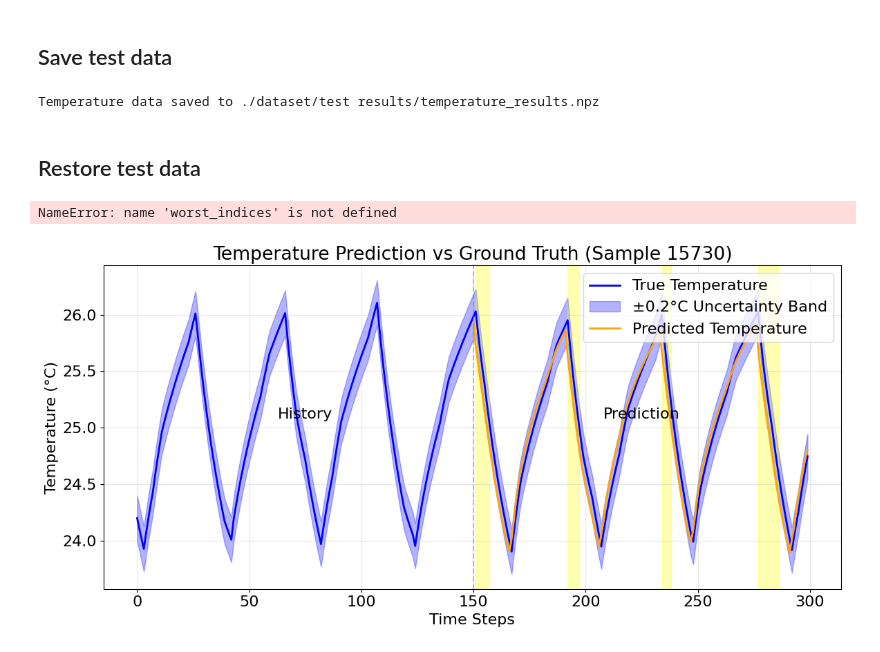
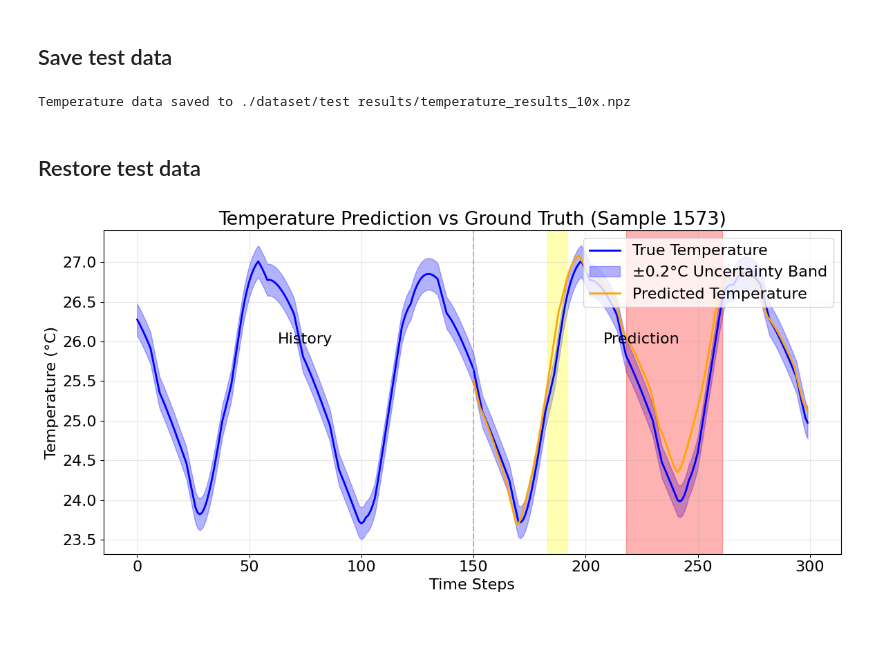
Before and after one commit to Javier-ppp/BML-Deep-Klaman-filter-prediction, a Jupyter notebook: GRU_+_Bayesian_filteringTF2x.ipynb, the cells around one changed output. Cells and saved outputs as stored; diff of their text form; code cells hidden in the pictures.

```diff
--- a/GRU_+_Bayesian_filteringTF2x.ipynb
+++ b/GRU_+_Bayesian_filteringTF2x.ipynb
@@ -2426,23 +2390,19 @@ test_results["metrics"]
 # %% [markdown]
 ## Save test data
 # %%
-export_temperatures(test_results,"./dataset/test results/temperature_results.npz")
+export_temperatures(test_results,"./dataset/test results/temperature_results_10x.npz")
 # %% [output]
-Temperature data saved to ./dataset/test results/temperature_results.npz
+Temperature data saved to ./dataset/test results/temperature_results_10x.npz
 # %% [markdown]
 ## Restore test data
-# %%
-worst_indices
-# %% [output]
-NameError: name 'worst_indices' is not defined
 # %%
 imported_data = import_temperatures("./dataset/test results/temperature_results.npz")
 t_init = imported_data["initial_temperatures"]
 t_true = imported_data["true_temperatures"]
 t_pred = imported_data["predicted_temperatures"]
-visualize_predictions(imported_data, element=15730, n=15, uncertainty=0.2)
+visualize_predictions(imported_data, element=1573, n=15, uncertainty=0.2)
 # %% [output]
-[figure, old version]
+[figure, new version]
 # %%
 analysis_results = analyze_predictions(
         imported_data,
```
Also changed, not shown: parts of 48 cells of this notebook, 3 other files.
